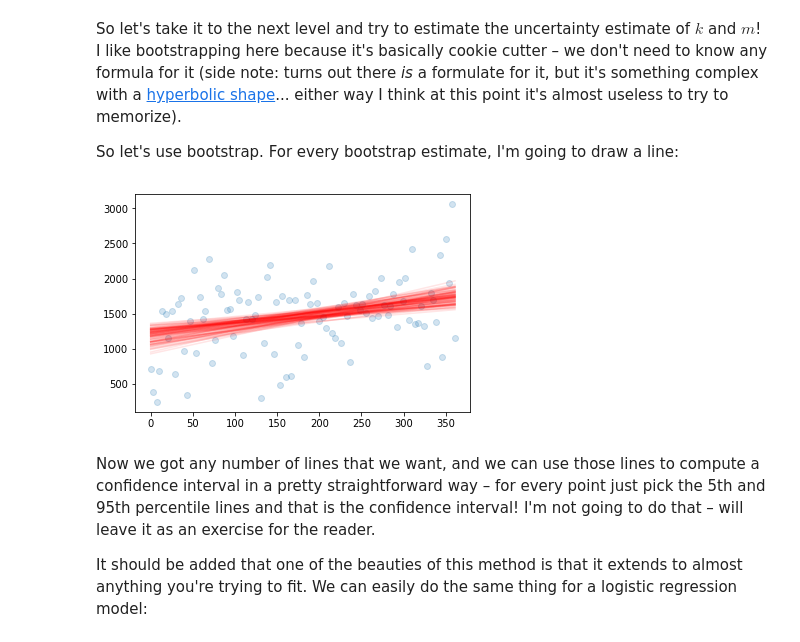
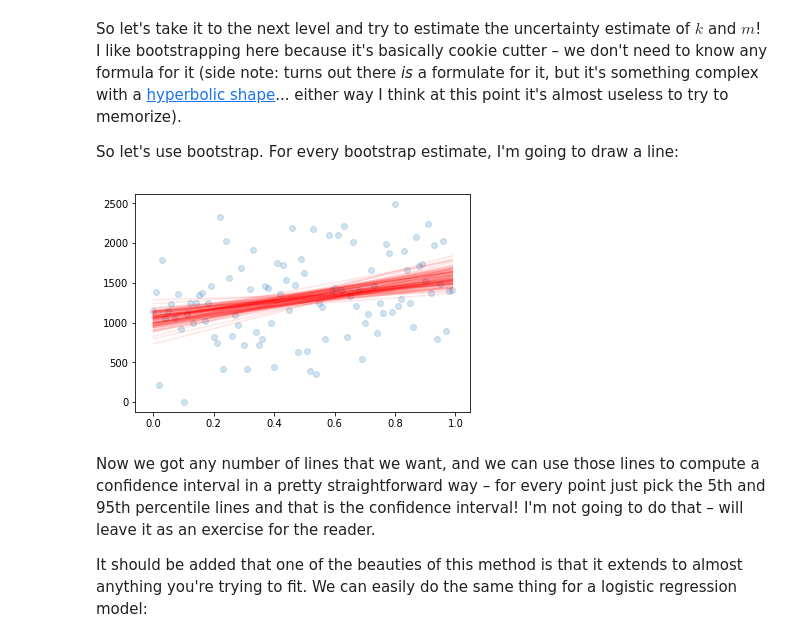
Before and after one commit to erikbern/uncertainty, a Jupyter notebook: notebook.ipynb, the cells around one changed output. Cells and saved outputs as stored; diff of their text form; code cells hidden in the pictures.

```diff
--- a/notebook.ipynb
+++ b/notebook.ipynb
@@ -7,9 +7,9 @@ def generate_time_series(k=700, m=1000, n=100, start_date=datetime.date(2017, 1,
     xs = numpy.linspace(0, 1, n, endpoint=False)
     ys = [k*x + m + random.gauss(0, 500) for x in xs]
     ts = [start_date + datetime.timedelta(x)*365 for x in xs]
-    return pandas.DataFrame({'t': ts, 'y': ys})
+    return pandas.DataFrame({'x': xs, 't': ts, 'y': ys})
 
-def generate_logistic_data(k=0.1, m=0.3, n=100):
+def generate_logistic_data(k=2.5, m=0.3, n=100):
     from scipy.special import expit
     def bernoulli(z): return float(random.random() < z)
     xs = [random.gauss(0, 1) for _ in range(n)]
@@ -140,17 +140,18 @@ Let's crank it up a notch. We're going to fit a linear regression to this bad bo
 # %%
 import scipy.optimize
 
+d = generate_time_series()
+xs = numpy.array(d['x'])
 ys = numpy.array(d['y'])
-xs = numpy.array(d['t'].apply(lambda t: (t - datetime.date(2017, 1, 1)).days))  # Numeric number of days
 
-def loss(tup, xs, ys):
+def l2_loss(tup, xs, ys):
     k, m = tup
     delta = k * xs + m - ys
     return numpy.dot(delta, delta)
 
 # Note: we could make the optimization much faster by either (a) using a gradient-based method (b) used the closed form solution.
 # I'm fully aware of those tricks, but think they make the code slightly less general
-k_hat, m_hat = scipy.optimize.minimize(loss, (0, 0), args=(xs, ys)).x
+k_hat, m_hat = scipy.optimize.minimize(l2_loss, (0, 0), args=(xs, ys)).x
 pyplot.scatter(xs, ys, alpha=0.2)
 pyplot.plot(xs, xs*k_hat + m_hat, linewidth=5)
 pyplot.legend()
@@ -163,19 +181,16 @@ So let's take it to the next level and try to estimate the uncertainty estimate
 
 So let's use bootstrap. For every bootstrap estimate, I'm going to draw a line:
 # %%
-k_hats, m_hats = [], []
 pyplot.scatter(xs, ys, alpha=0.2)
 xys = list(zip(xs, ys))
 for i in range(100):
     bootstrap = [random.choice(xys) for _ in xys]  # sample with replacement
     xs_bootstrap = numpy.array([x for x, y in bootstrap])
     ys_bootstrap = numpy.array([y for x, y in bootstrap])
-    k_hat, m_hat = scipy.optimize.minimize(loss, (0, 0), args=(xs_bootstrap, ys_bootstrap)).x
+    k_hat, m_hat = scipy.optimize.minimize(l2_loss, (0, 0), args=(xs_bootstrap, ys_bootstrap)).x
     pyplot.plot(xs, xs*k_hat + m_hat, alpha=0.1, color='red')
-    k_hats.append(k_hat)
-    m_hats.append(m_hat)
 # %% [output]
-[figure, old version]
+[figure, new version]
 # %% [markdown]
 Now we got any number of lines that we want, and we can use those lines to compute a confidence interval in a pretty straightforward way – for every point just pick the 5th and 95th percentile lines and that is the confidence interval! I'm not going to do that – will leave it as an exercise for the reader.
 
```
Also changed, not shown: parts of 11 cells of this notebook.
